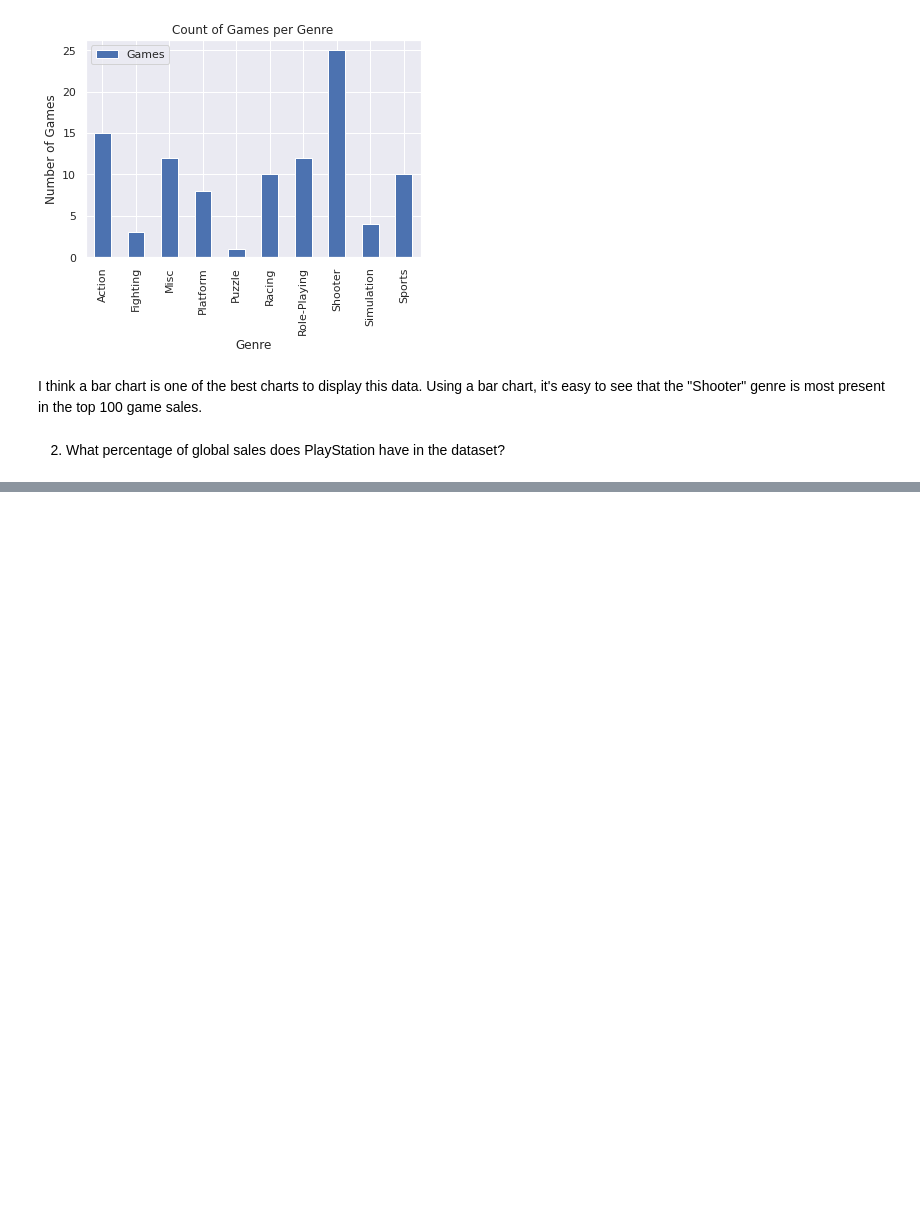
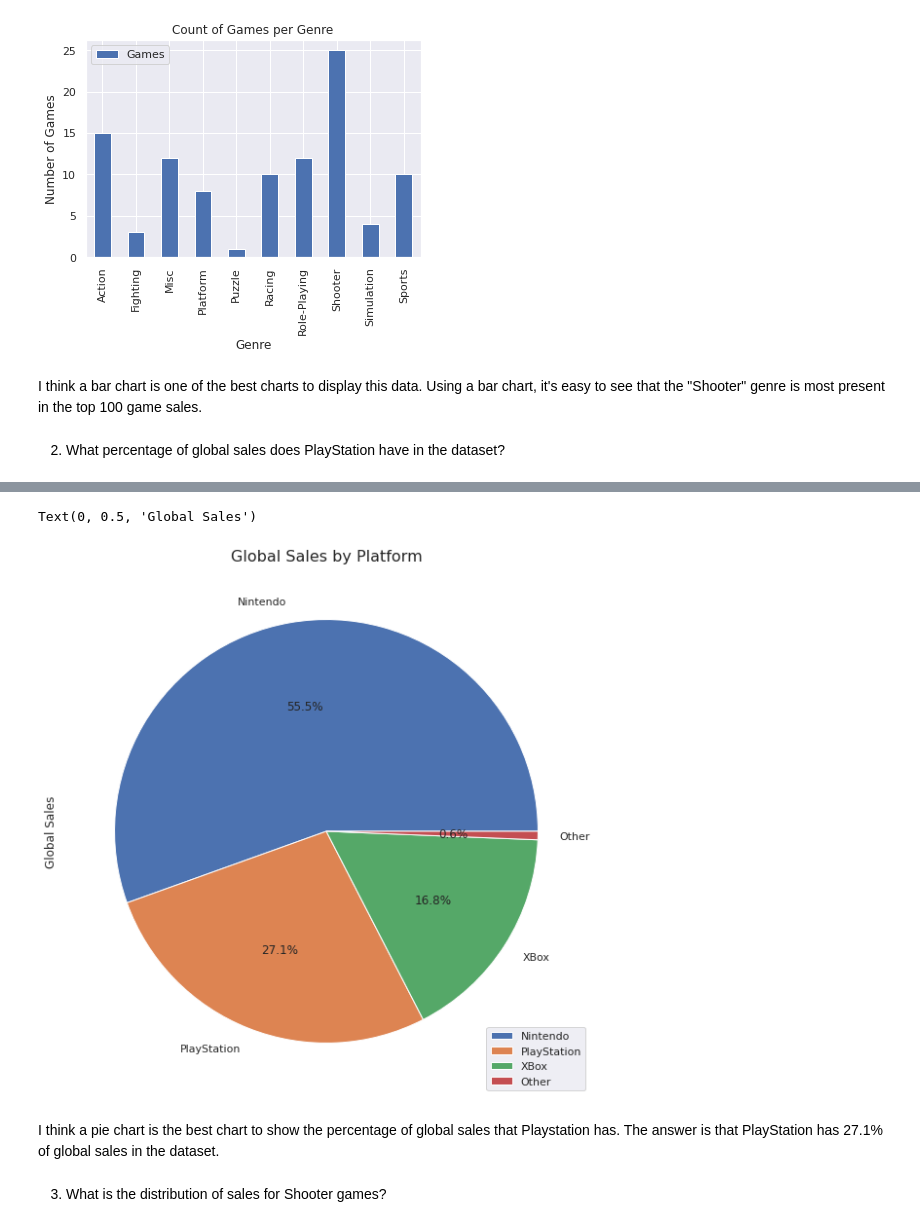
Before and after one commit to hkvenner/graphing_video_game_sales, a Jupyter notebook: graphing_videogame_sales_5.ipynb, the cells around one changed output, grey strips where cells are left out. Drawn from its saved outputs; the diff is of its cells as text; code cells hidden in the pictures; blank space fills up the shorter version.

```diff
--- a/graphing_videogame_sales_5.ipynb
+++ b/graphing_videogame_sales_5.ipynb
@@ -180,3 +180,10 @@ Text(0, 0.5, 'Number of Games')
 I think a bar chart is one of the best charts to display this data. Using a bar chart, it's easy to see that the "Shooter" genre is most present in the top 100 game sales.
 # %% [markdown]
 2) What percentage of global sales does PlayStation have in the dataset?
+# %%
+sales_global = sales[['Platform','Global_Sales']]
+#groups the sales by platform and sorts the platforms from those with the highest to the least number of global sales
+sales_global= sales_global.groupby(['Platform']).sum().reset_index().sort_values(by='Global_Sales',ascending=False)
+#Extracts the top 4 platforms and the remaining platforms into separate data sets
+top_5 = sales_global[:4]
+top_5
@@ -182,0 +196,13 @@ I think a bar chart is one of the best charts to display this data. Using a bar
+# %%
+#Plotting the pie chart
+labels = top_5['Platform']
+top_5.plot.pie(y='Global_Sales',autopct="%.1f%%", labels = labels,figsize=(10, 10))
+plt.title('Global Sales by Platform', fontsize=16)
+plt.ylabel('Global Sales')
+# %% [output]
+Text(0, 0.5, 'Global Sales')
+[figure, added]
+# %% [markdown]
+I think a pie chart is the best chart to show the percentage of global sales that Playstation has. The answer is that PlayStation has 27.1% of global sales in the dataset.
+# %% [markdown]
+3) What is the distribution of sales for Shooter games?
```
Also changed, not shown: parts of 3 cells of this notebook.
